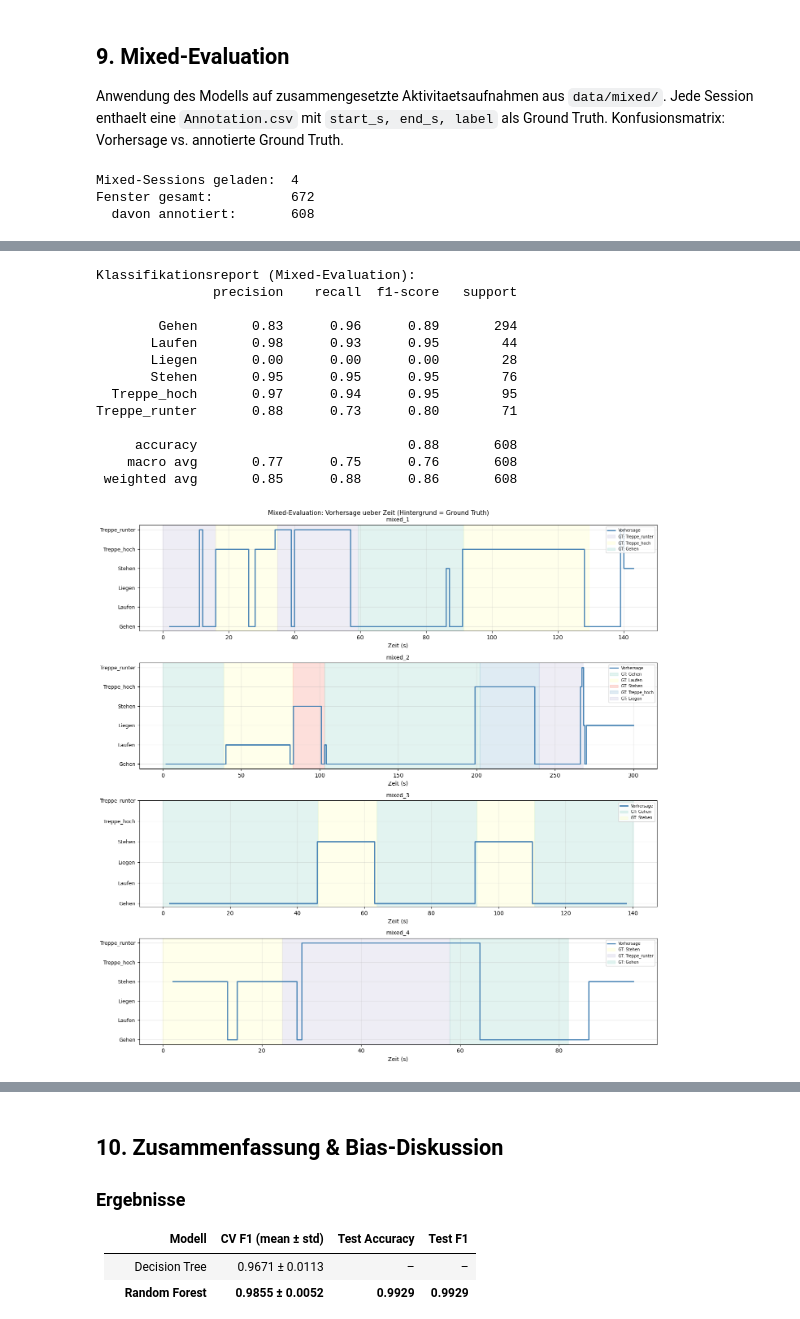
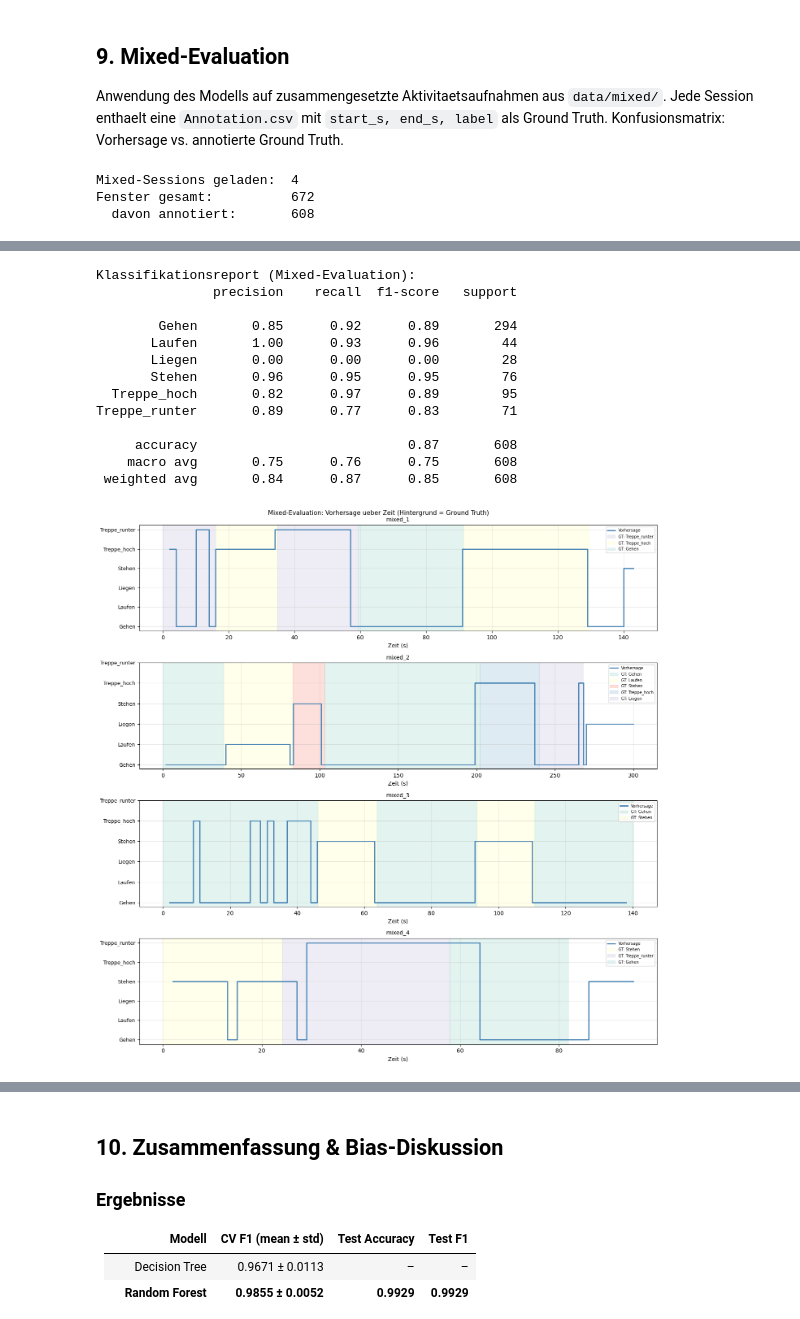
Before and after one commit to Fico-drc/ML4B, a Jupyter notebook: notebooks/02_modeling_baseline.ipynb, the cells around one changed output, grey strips where cells are left out. Saved outputs shown, nothing was run; the diff lists cells and outputs as text; code cells hidden in the pictures.

Commit message:
optimize classification, new data for stairs up and down, bug fixes

```diff
--- a/notebooks/02_modeling_baseline.ipynb
+++ b/notebooks/02_modeling_baseline.ipynb
@@ -433,14 +502,12 @@ else:
         if not os.path.isdir(session_path):
             continue
 
-        # Annotation laden
         ann_path = os.path.join(session_path, "Annotation.csv")
         if not os.path.exists(ann_path):
             print(f"  {session}: Annotation.csv fehlt – uebersprungen")
             continue
         annotations = pd.read_csv(ann_path)
 
-        # Sensordaten laden (Orientation optional)
         dfs = {}
         for sensor_file in ["Accelerometer.csv", "Gyroscope.csv", "Orientation.csv"]:
             fp = os.path.join(session_path, sensor_file)
@@ -461,20 +528,17 @@ else:
             skipped_broken.append(f"{session} (kein Accelerometer)")
             continue
 
-        # Sensoren zusammenfuehren
         df_m = dfs["Accelerometer"].sort_values("time_s")
         for sname in ["Gyroscope", "Orientation"]:
             if sname in dfs:
                 df_m = pd.merge_asof(df_m, dfs[sname].sort_values("time_s"),
                                      on="time_s", direction="nearest", tolerance=0.05)
 
-        # Gap-Check
         max_gap = df_m["time_s"].diff().max()
         if max_gap > MAX_GAP_S:
             skipped_broken.append(f"{session} (Luecke {max_gap:.1f}s)")
             continue
 
-        # Trim
         t_min = df_m["time_s"].min() + TRIM_SECONDS
         t_max = df_m["time_s"].max() - TRIM_SECONDS
         df_m  = df_m[(df_m["time_s"] >= t_min) & (df_m["time_s"] <= t_max)].copy()
@@ -482,7 +546,6 @@ else:
             skipped_broken.append(f"{session} (zu kurz nach Trim)")
             continue
 
-        # Sliding Window
         t     = df_m["time_s"].min()
         t_end = df_m["time_s"].max()
         while t + WINDOW_SIZE_S <= t_end:
@@ -507,15 +570,26 @@ else:
     else:
         df_mixed = pd.DataFrame(mixed_windows)
 
-        # Vorhersage
-        X_mixed_raw    = df_mixed.reindex(columns=feature_cols, fill_value=0).fillna(0)
-        X_mixed_scaled = pd.DataFrame(scaler.transform(X_mixed_raw), columns=feature_cols)
-        df_mixed["predicted"] = best_model.predict(X_mixed_scaled)
+        # Vorhersage: best_model ist eine Pipeline (scaler + clf) -> Rohdaten direkt uebergeben,
+        # kein manuelles scaler.transform() – das wuerde doppelt skalieren.
+        X_mixed_raw = df_mixed.reindex(columns=feature_cols, fill_value=0).fillna(0)
+        df_mixed["predicted"] = best_model.predict(X_mixed_raw.values)
+
+        # Temporal Smoothing je Session: Rolling Majority Vote (Fenster=3)
+        # Verhindert unrealistisches Hin-und-Her-Wechseln zwischen aehnlichen Klassen.
+        for _sess in df_mixed["session"].unique():
+            _mask  = df_mixed["session"] == _sess
+            _preds = df_mixed.loc[_mask, "predicted"].values.copy()
+            for _i in range(len(_preds)):
+                _lo = max(0, _i - 1)
+                _hi = min(len(_preds), _i + 2)
+                _vals, _cnts = np.unique(_preds[_lo:_hi], return_counts=True)
+                _preds[_i] = _vals[_cnts.argmax()]
+            df_mixed.loc[_mask, "predicted"] = _preds
 
         print(f"Mixed-Sessions geladen:  {df_mixed['session'].nunique()}")
         print(f"Fenster gesamt:          {len(df_mixed)}")
 
-        # Nur annotierte Fenster fuer Konfusionsmatrix
         df_eval = df_mixed[df_mixed["true_label"].notna()].copy()
         print(f"  davon annotiert:       {len(df_eval)}")
 
@@ -545,7 +619,6 @@ else:
             print(classification_report(df_eval["true_label"], df_eval["predicted"],
                                         labels=all_labels, zero_division=0))
 
-        # Zeitlicher Verlauf je Session
         session_names    = sorted(df_mixed["session"].unique())
         all_plot_classes = sorted(df_mixed["predicted"].unique())
         class_to_int     = {c: i for i, c in enumerate(all_plot_classes)}
@@ -562,7 +635,6 @@ else:
             ax.step(df_s["window_start_s"], y_pred_int, where="post",
                     linewidth=2.0, label="Vorhersage", color="steelblue", zorder=3)
 
-            # Ground-Truth Segmente als Hintergrund
             ann_path = os.path.join(MIXED_PATH, sname, "Annotation.csv")
             if os.path.exists(ann_path):
                 ann = pd.read_csv(ann_path)
@@ -582,8 +654,8 @@ else:
             ax.set_title(sname, fontsize=10)
             ax.set_xlabel("Zeit (s)")
             ax.grid(True, alpha=0.3)
-            handles, labels = ax.get_legend_handles_labels()
-            by_label = dict(zip(labels, handles))
+            handles, labels_leg = ax.get_legend_handles_labels()
+            by_label = dict(zip(labels_leg, handles))
             ax.legend(by_label.values(), by_label.keys(), loc="upper right", fontsize=7)
 
         plt.suptitle("Mixed-Evaluation: Vorhersage ueber Zeit (Hintergrund = Ground Truth)", fontsize=11)
@@ -598,17 +670,17 @@ Fenster gesamt:          672
 Klassifikationsreport (Mixed-Evaluation):
                precision    recall  f1-score   support
 
-        Gehen       0.83      0.96      0.89       294
-       Laufen       0.98      0.93      0.95        44
+        Gehen       0.85      0.92      0.89       294
+       Laufen       1.00      0.93      0.96        44
        Liegen       0.00      0.00      0.00        28
-       Stehen       0.95      0.95      0.95        76
-  Treppe_hoch       0.97      0.94      0.95        95
-Treppe_runter       0.88      0.73      0.80        71
+       Stehen       0.96      0.95      0.95        76
+  Treppe_hoch       0.82      0.97      0.89        95
+Treppe_runter       0.89      0.77      0.83        71
 
-     accuracy                           0.88       608
-    macro avg       0.77      0.75      0.76       608
- weighted avg       0.85      0.88      0.86       608
+     accuracy                           0.87       608
+    macro avg       0.75      0.76      0.75       608
+ weighted avg       0.84      0.87      0.85       608
-[figure, old version]
+[figure, new version]
 # %%
 print("=== Modellvergleich (5-fold Cross-Validation) ===")
 df_cv_print = pd.DataFrame({
```
Also changed, not shown: parts of 12 cells of this notebook, 42 other files.
